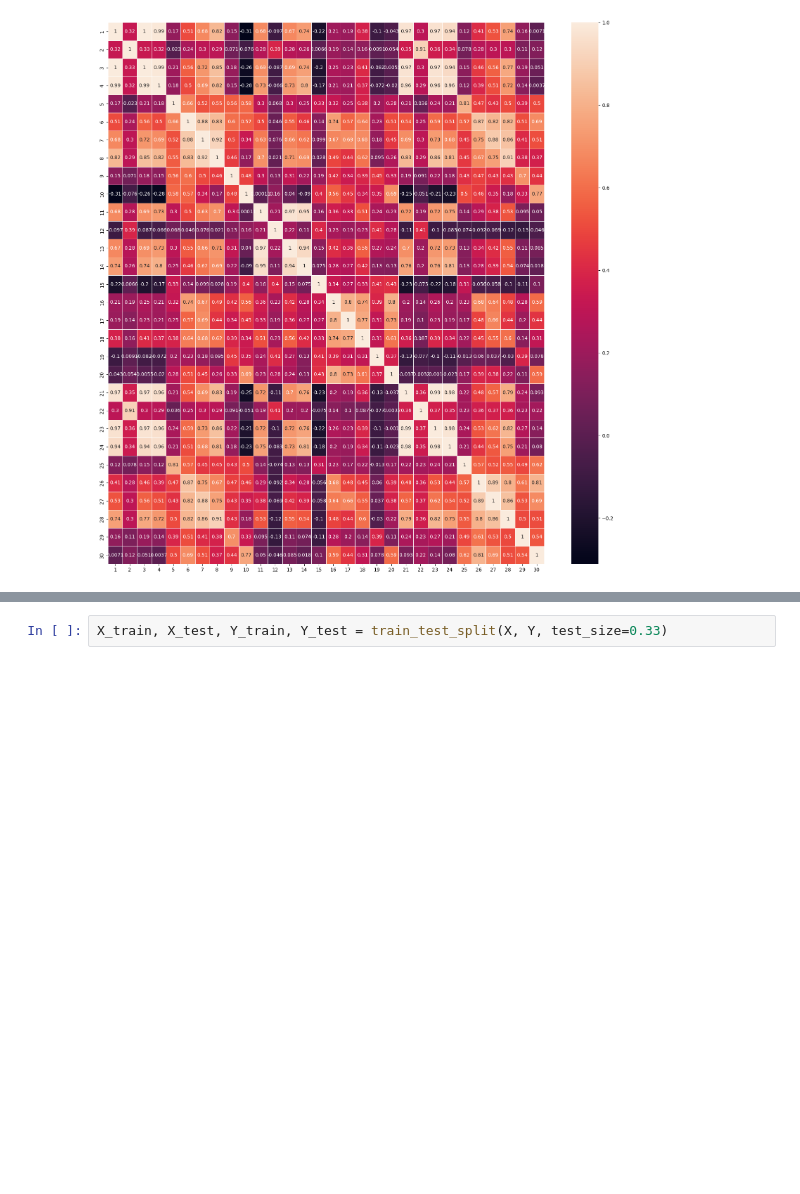
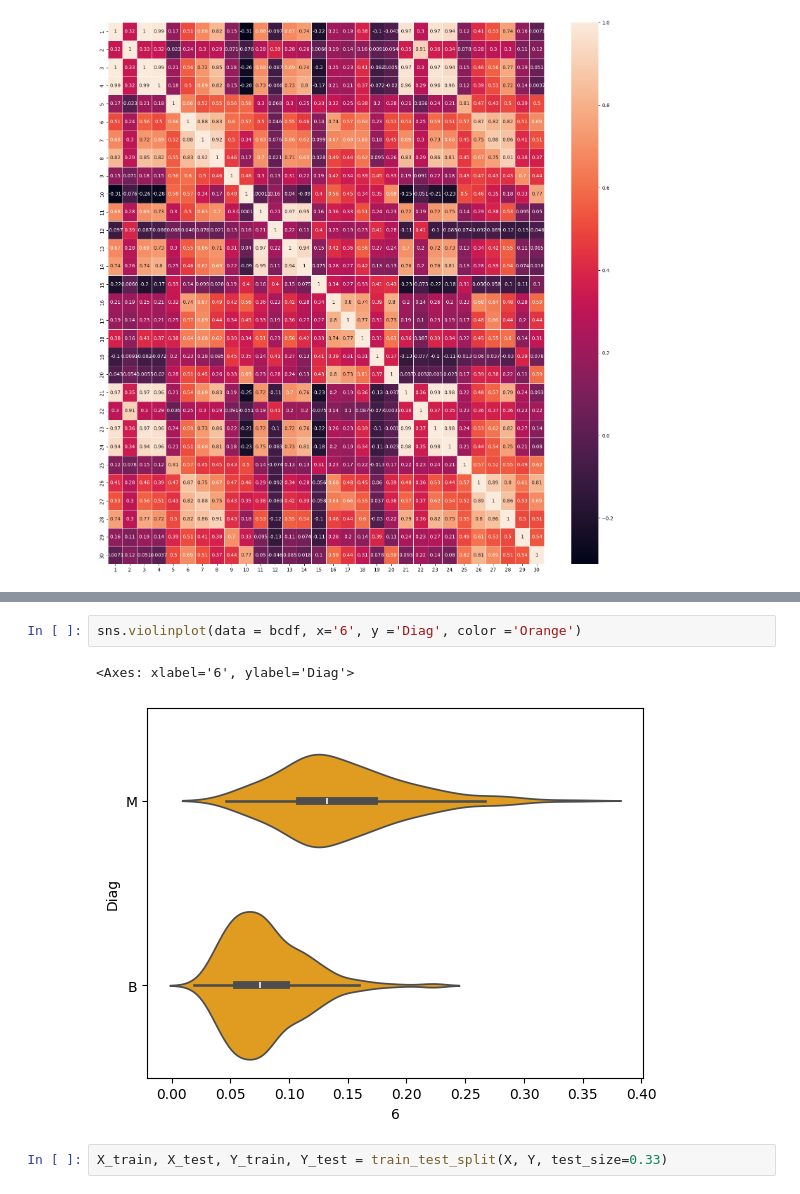
Before and after one commit to trungphap/bcw, a Jupyter notebook: breast_cancer.ipynb, the cells around one changed output, grey strips where cells are left out. Cells and saved outputs as stored; diff of their text form; blank space fills up the shorter version.

```diff
--- a/breast_cancer.ipynb
+++ b/breast_cancer.ipynb
@@ -97,3 +107,8 @@ sns.heatmap(X.corr(),linewidths=0.5, annot=True, ax =ax)
+# %%
+sns.violinplot(data = bcdf, x='6', y ='Diag', color ='Orange')
+# %% [output]
+<Axes: xlabel='6', ylabel='Diag'>
+[figure, added]
 # %%
 X_train, X_test, Y_train, Y_test = train_test_split(X, Y, test_size=0.33)
 # %%
```
Also changed, not shown: parts of 11 cells of this notebook.
